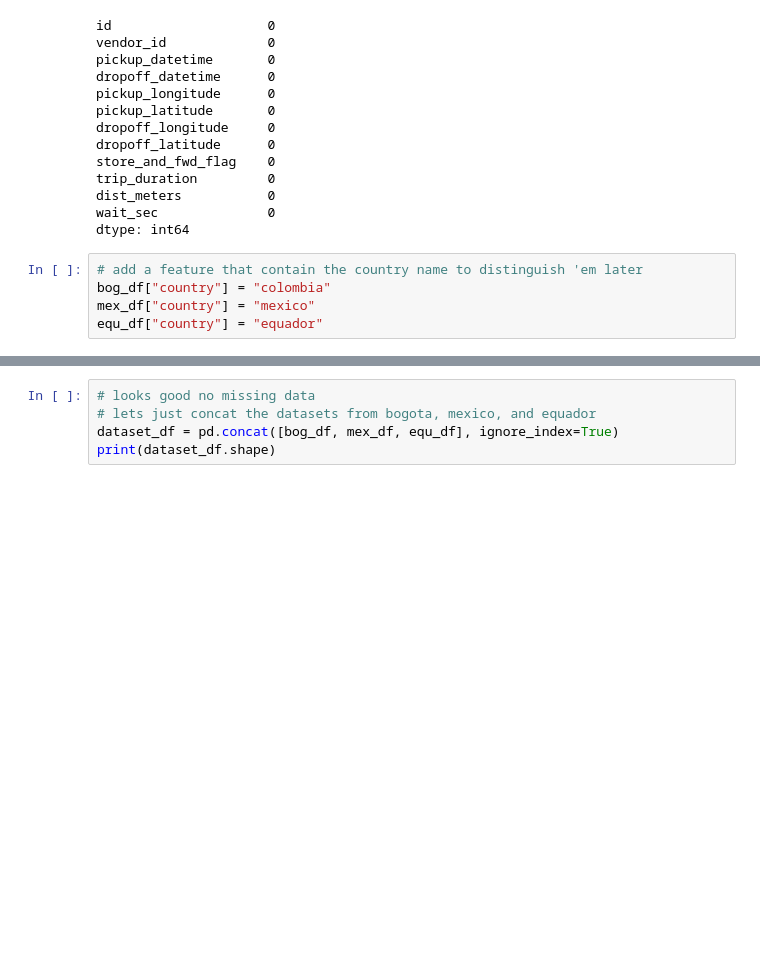
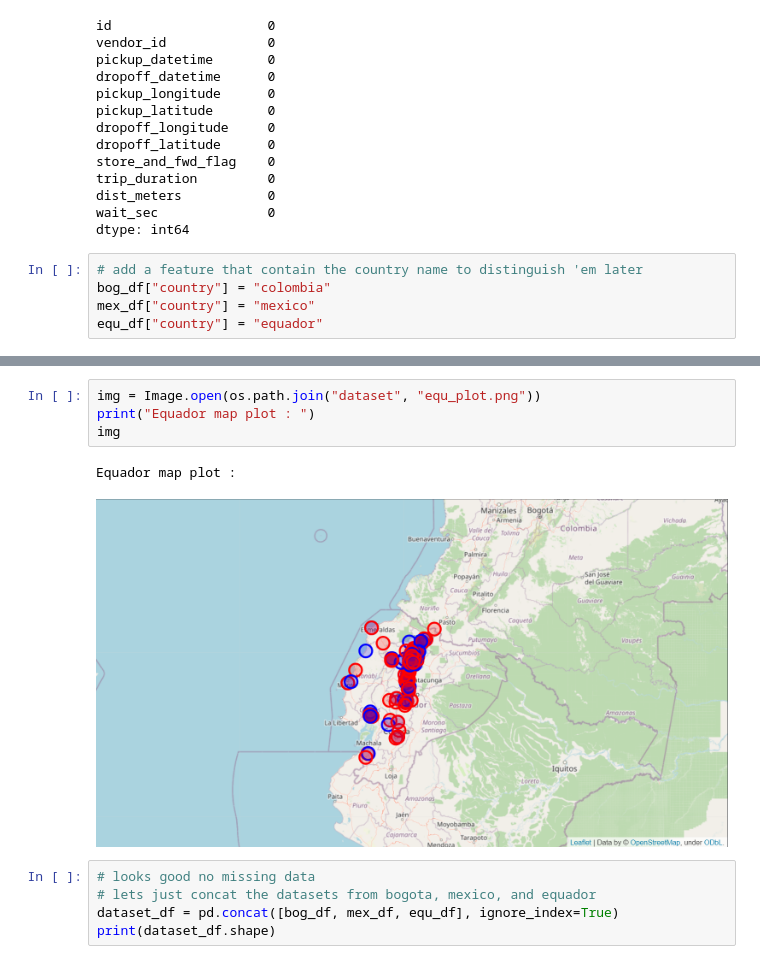
Before and after one commit to enricoroselino/GGU-3-Uber-VTRIP, a Jupyter notebook: EDA.ipynb, the cells around one changed output, grey strips where cells are left out. Saved outputs shown, nothing was run; the diff lists cells and outputs as text; blank space fills up the shorter version.

```diff
--- a/EDA.ipynb
+++ b/EDA.ipynb
@@ -102,3 +115,10 @@ equ_df["country"] = "equador"
+# %%
+img = Image.open(os.path.join("dataset", "equ_plot.png"))
+print("Equador map plot : ")
+img
+# %% [output]
+Equador map plot :
+[figure, added]
 # %%
 # looks good no missing data
 # lets just concat the datasets from bogota, mexico, and equador
```
Also changed, not shown: parts of 3 cells of this notebook.
